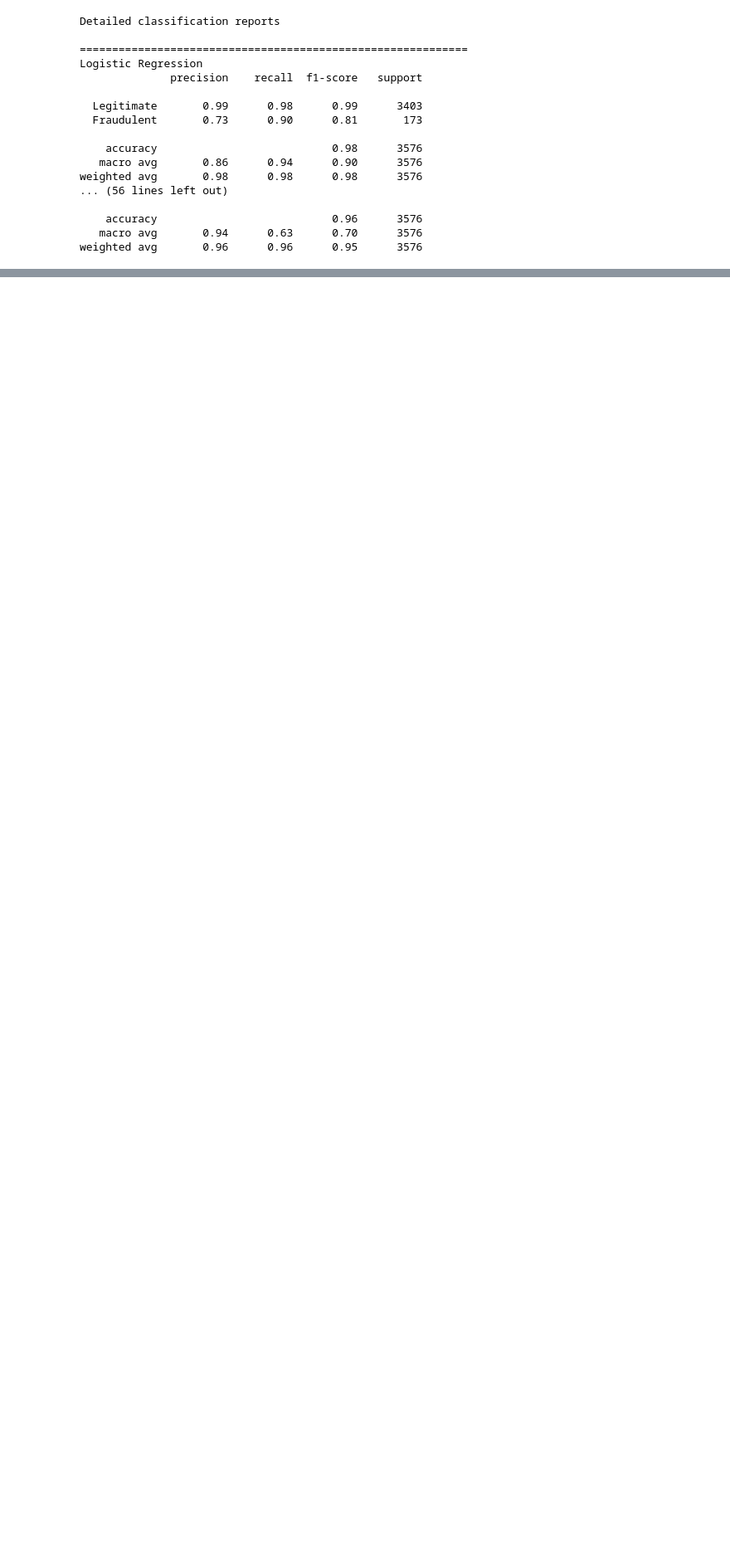
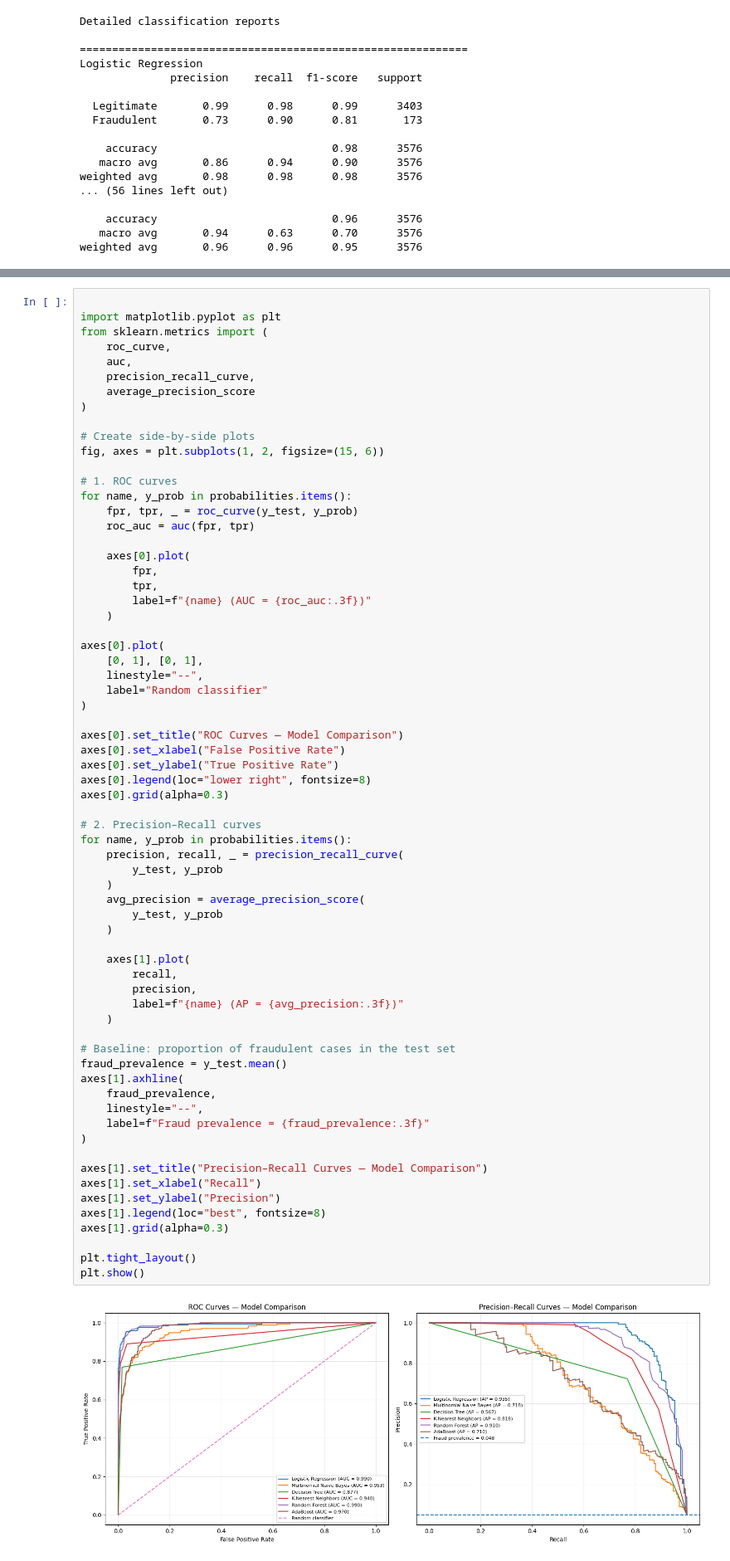
Before and after one commit to auyashas/fake-job-posting-analyzer, a Jupyter notebook: fakeJobPostAnalyzer.ipynb, the cells around one changed output, grey strips where cells are left out. Shown at 83% size. Cells and saved outputs as stored; diff of their text form; blank space fills up the shorter version.

```diff
--- a/fakeJobPostAnalyzer.ipynb
+++ b/fakeJobPostAnalyzer.ipynb
@@ -769,3 +856,72 @@ weighted avg       0.96      0.96      0.95      3576
+# %%
+
+import matplotlib.pyplot as plt
+from sklearn.metrics import (
+    roc_curve,
+    auc,
+    precision_recall_curve,
+    average_precision_score
+)
+
+# Create side-by-side plots
+fig, axes = plt.subplots(1, 2, figsize=(15, 6))
+
+# 1. ROC curves
+for name, y_prob in probabilities.items():
+    fpr, tpr, _ = roc_curve(y_test, y_prob)
+    roc_auc = auc(fpr, tpr)
+
+    axes[0].plot(
+        fpr,
+        tpr,
+        label=f"{name} (AUC = {roc_auc:.3f})"
+    )
+
+axes[0].plot(
+    [0, 1], [0, 1],
+    linestyle="--",
+    label="Random classifier"
+)
+
+axes[0].set_title("ROC Curves — Model Comparison")
+axes[0].set_xlabel("False Positive Rate")
+axes[0].set_ylabel("True Positive Rate")
+axes[0].legend(loc="lower right", fontsize=8)
+axes[0].grid(alpha=0.3)
+
+# 2. Precision–Recall curves
+for name, y_prob in probabilities.items():
+    precision, recall, _ = precision_recall_curve(
+        y_test, y_prob
+    )
+    avg_precision = average_precision_score(
+        y_test, y_prob
+    )
+
+    axes[1].plot(
+        recall,
+        precision,
+        label=f"{name} (AP = {avg_precision:.3f})"
+    )
+
+# Baseline: proportion of fraudulent cases in the test set
+fraud_prevalence = y_test.mean()
+axes[1].axhline(
+    fraud_prevalence,
+    linestyle="--",
+    label=f"Fraud prevalence = {fraud_prevalence:.3f}"
+)
+
+axes[1].set_title("Precision–Recall Curves — Model Comparison")
+axes[1].set_xlabel("Recall")
+axes[1].set_ylabel("Precision")
+axes[1].legend(loc="best", fontsize=8)
+axes[1].grid(alpha=0.3)
+
+plt.tight_layout()
+plt.show()
+# %% [output]
+[figure, added]
 # %% [markdown]
 **Observation:** Logistic Regression achieved the highest fraudulent-class F1-score (0.8062) and recall (90.17%), making it the strongest candidate for detecting fraudulent job postings among the six evaluated models. K-Nearest Neighbors achieved the highest accuracy (98.10%), while Random Forest achieved the highest ROC-AUC (0.9904) and fraudulent-class precision (98.06%). However, both models missed more fraudulent postings than Logistic Regression at the default classification threshold. Therefore, model selection should consider the trade-off between detecting fraud and avoiding false alarms rather than relying on accuracy alone.
 # %% [markdown]
```
Also changed, not shown: parts of 3 cells of this notebook.
